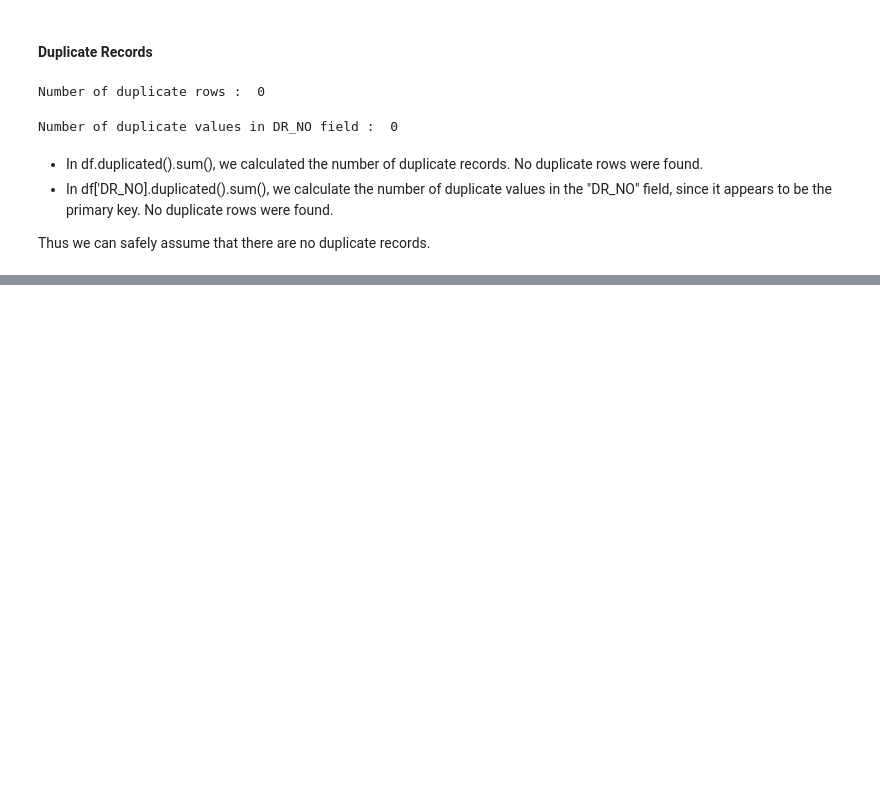
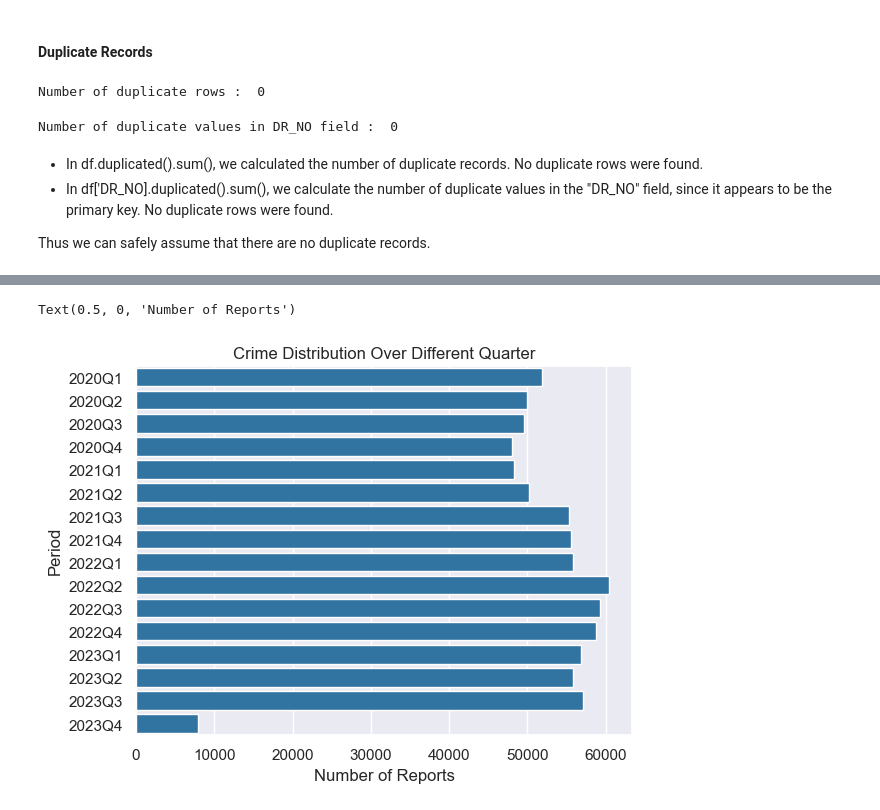
Before and after one commit to RishabhHM/Analyzing-Crime-In-LA, a Jupyter notebook: Crime_In_LA.ipynb, the cells around one changed output, grey strips where cells are left out. Drawn from its saved outputs; the diff is of its cells as text; code cells hidden in the pictures; blank space fills up the shorter version.

```diff
--- a/Crime_In_LA.ipynb
+++ b/Crime_In_LA.ipynb
@@ -220,0 +348,11 @@ Thus we can safely assume that there are no duplicate records.
+# %%
+orders = crime_over_time['Year_Q'].sort_values().unique()
+
+sns.countplot(crime_over_time, y='Year_Q', order=orders, color='#1f77b4')
+
+plt.title("Crime Distribution Over Different Quarter")
+plt.ylabel("Period")
+plt.xlabel("Number of Reports")
+# %% [output]
+Text(0.5, 0, 'Number of Reports')
+[figure, added]
```
Also changed, not shown: parts of 19 cells of this notebook.
